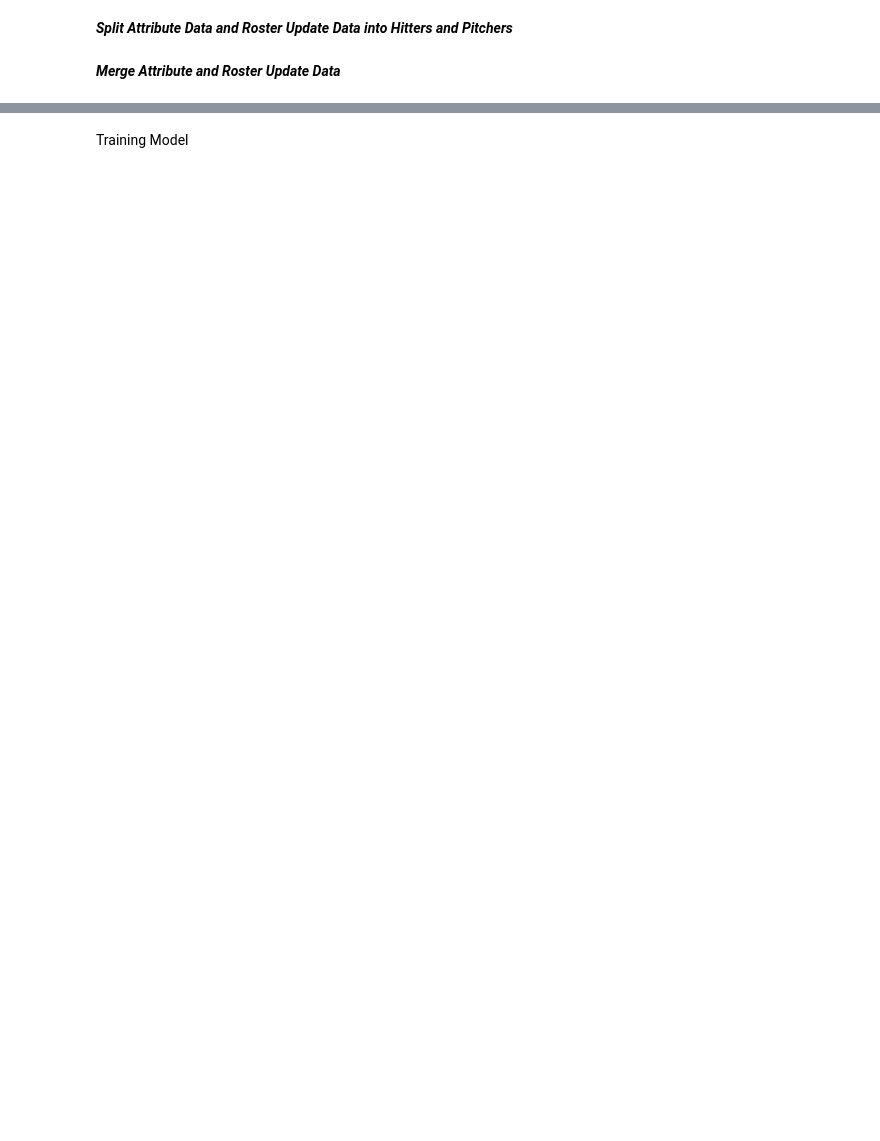
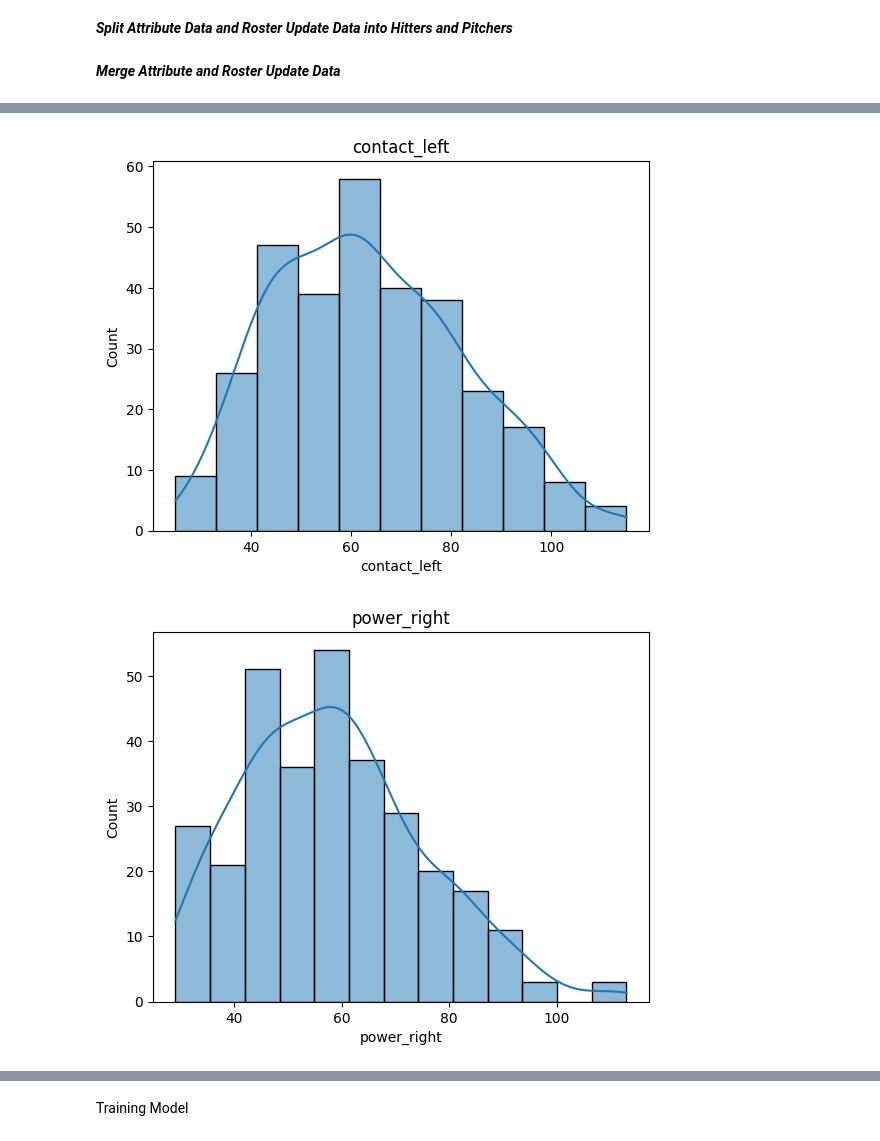
Before and after one commit to BigMike712/mlb-market-app, a Jupyter notebook: ML/notebooks/data_extraction.ipynb, the cells around one changed output, grey strips where cells are left out. Drawn from its saved outputs; the diff is of its cells as text; code cells hidden in the pictures; blank space fills up the shorter version.

```diff
--- a/ML/notebooks/data_extraction.ipynb
+++ b/ML/notebooks/data_extraction.ipynb
@@ -126,0 +186,8 @@ Merging:
+# %%
+fg_cols = [col for col in clean_final.columns if col.startswith("lhp_") or col.startswith("rhp_")]
+before = clean_final.shape[0]
+
+clean_final = clean_final[~clean_final[fg_cols].isnull().all(axis=1)].copy()
+
+after = clean_final.shape[0]
+print(f"Dropped {before - after} players with no FanGraphs stats. Final row count: {after}")
@@ -127,17 +196,11 @@ Merging:
 # %%
-df_changes["player_name_clean"] = df_changes["player_name"].str.lower().str.strip()
-irl_stats_df["player_name_clean"] = irl_stats_df["Name"].str.lower().str.strip()
+import importlib
+import prediction_model.utility
+importlib.reload(prediction_model.utility)
 
-merged_df = df_changes.merge(
-    irl_stats_df,
-    on="player_name_clean",
-    how="left"
-)
-
-training_df = merged_df[[
-    "player_name", "player_id", "old_overall", "new_overall", "upgrade_label",
-    "AVG", "OBP", "SLG", "HR"  # or whatever FanGraphs columns are present
-]]
-
-training_df = training_df.dropna(subset=["AVG", "OBP", "SLG", "HR"])
-training_df.count()
+from prediction_model.utility import add_missing_indicators
+df = add_missing_indicators(clean_final, "lhp_")
+df = add_missing_indicators(df, "rhp_")
+df = df.drop(columns=[col for col in df.columns if col.endswith("_missing") and (col.startswith("lhp_") or col.startswith("rhp_"))])
+print([col for col in df.columns if "missing" in col])
+df.head(10)
@@ -143,0 +242,11 @@ training_df.count()
+# %%
+import matplotlib.pyplot as plt
+import seaborn as sns
+
+for col in ['contact_left', 'power_right', 'vision', 'rhp_K%']:
+    sns.histplot(df[col].dropna(), kde=True)
+    plt.title(col)
+    plt.show()
+# %% [output]
+[figure, added]
+[figure, added]
```
Also changed, not shown: parts of 24 cells of this notebook, 10 other files.
